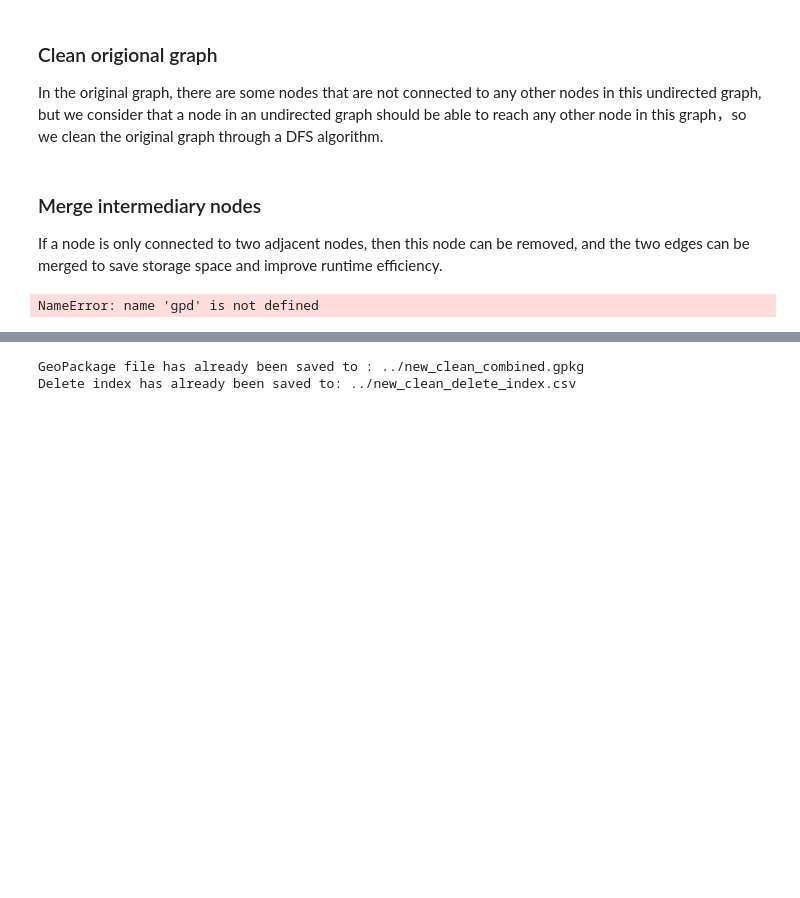
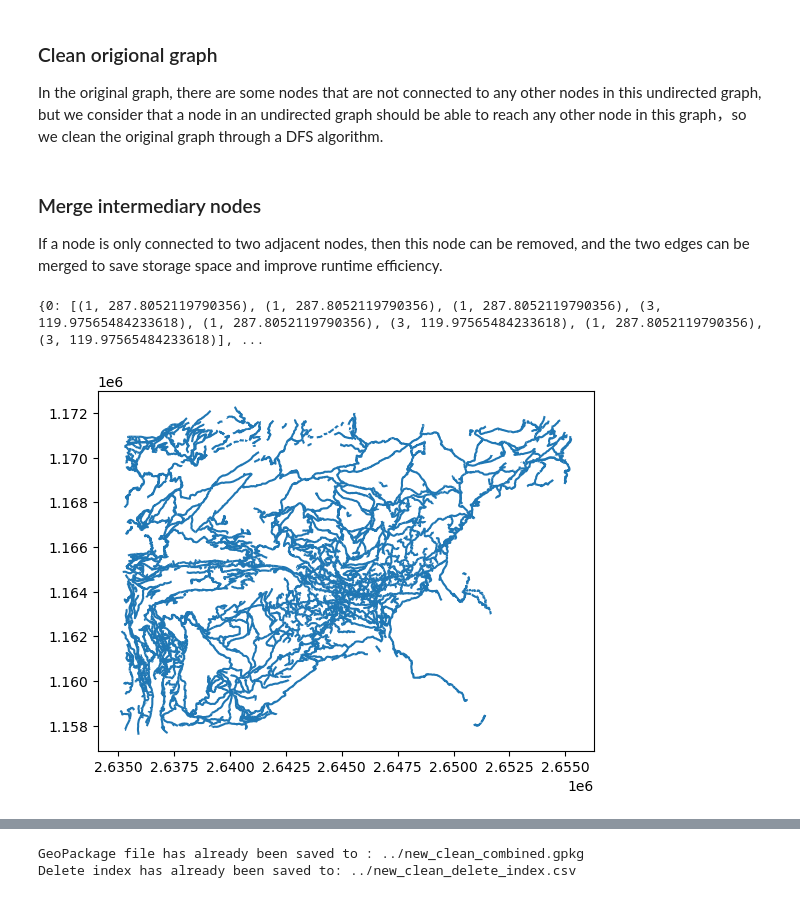
Before and after one commit to catsonthewall/G877_Alivand, a Jupyter notebook: Geo877_Alivand.ipynb, the cells around one changed output, grey strips where cells are left out. Drawn from its saved outputs; the diff is of its cells as text; code cells hidden in the pictures; blank space fills up the shorter version.

```diff
--- a/Geo877_Alivand.ipynb
+++ b/Geo877_Alivand.ipynb
@@ -520,38 +520,42 @@ def preprocess_gdf_to_edge_list(gdf):
 if __name__ == "__main__":
     #gdf = gpd.read_file('../data/Roads_small.gpkg') #change the path
     #gdf = gpd.read_file('/Users/baoyuliu/Documents/GitHub/G877_Alivand/Roads_small.gpkg')
-    gdf = gpd.read_file('/Users/baoyuliu/Documents/GitHub/G877_Alivand/final_clean_combined.gpkg')
+
+    graph_file_path = os.path.join('/Users', user_name, 'Documents/GitHub/G877_Alivand', 'Roads_small.gpkg')
+    gdf = gpd.read_file(graph_file_path)
+    #gdf = gpd.read_file('/Users/user_name/Documents/GitHub/G877_Alivand/final_clean_combined.gpkg')
     m=0
 
     # generate the graph stored in the adjacency list
     road_graph = preprocess_gdf(gdf)
 
     print(road_graph.adj_list)
     #gdf = gpd.read_file('Roads_small.gpkg')
     graph = preprocess_gdf(gdf)
     fig, ax = plt.subplots()
     gdf.plot(ax=ax)
     plt.show()
 
     '''
     #generate the graph stored in the adjacency list
     road_graph = preprocess_gdf(gdf)
     for v, w in road_graph.adj.items():
         print("Node:", v, "Edges:", w)
         node = road_graph.get_node(v)
         print("Latitude:", node.x, "Longitude:", node.y)
         m+=1
     print(m)
 
     edge_list_graph = preprocess_gdf_to_edge_list(gdf)
     for edge in edge_list_graph.edges[:10]:
         print("Edge:", edge)
     '''
 
     #matrix_graph = preprocess_gdf(gdf, graph=Graph_matrix())
     #print(matrix_graph.dis_matrix)
 # %% [output]
-NameError: name 'gpd' is not defined
+{0: [(1, 287.8052119790356), (1, 287.8052119790356), (1, 287.8052119790356), (3, 119.97565484233618), (1, 287.8052119790356), (3, 119.97565484233618), (1, 287.8052119790356), (3, 119.97565484233618)], ...
+[figure, added]
 # %%
 # Point class for scenicness scoring
 
```
Also changed, not shown: parts of 1 cell of this notebook.
